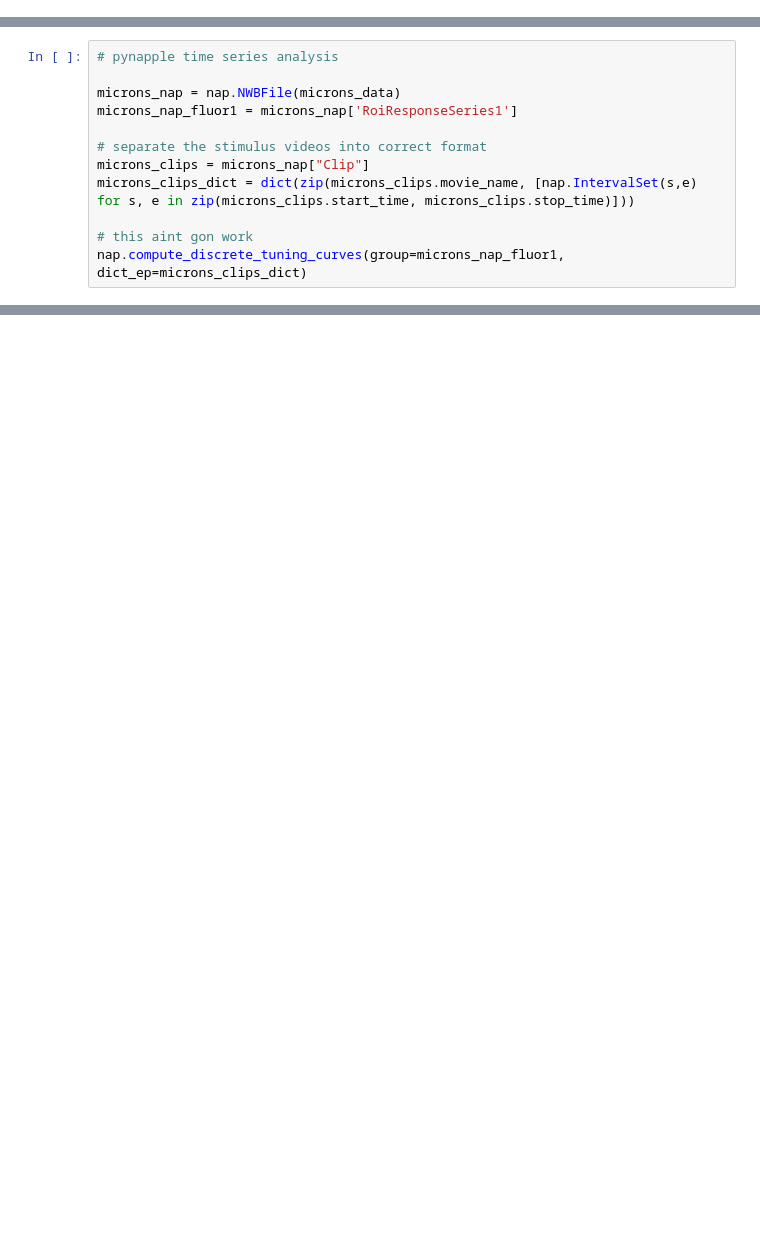
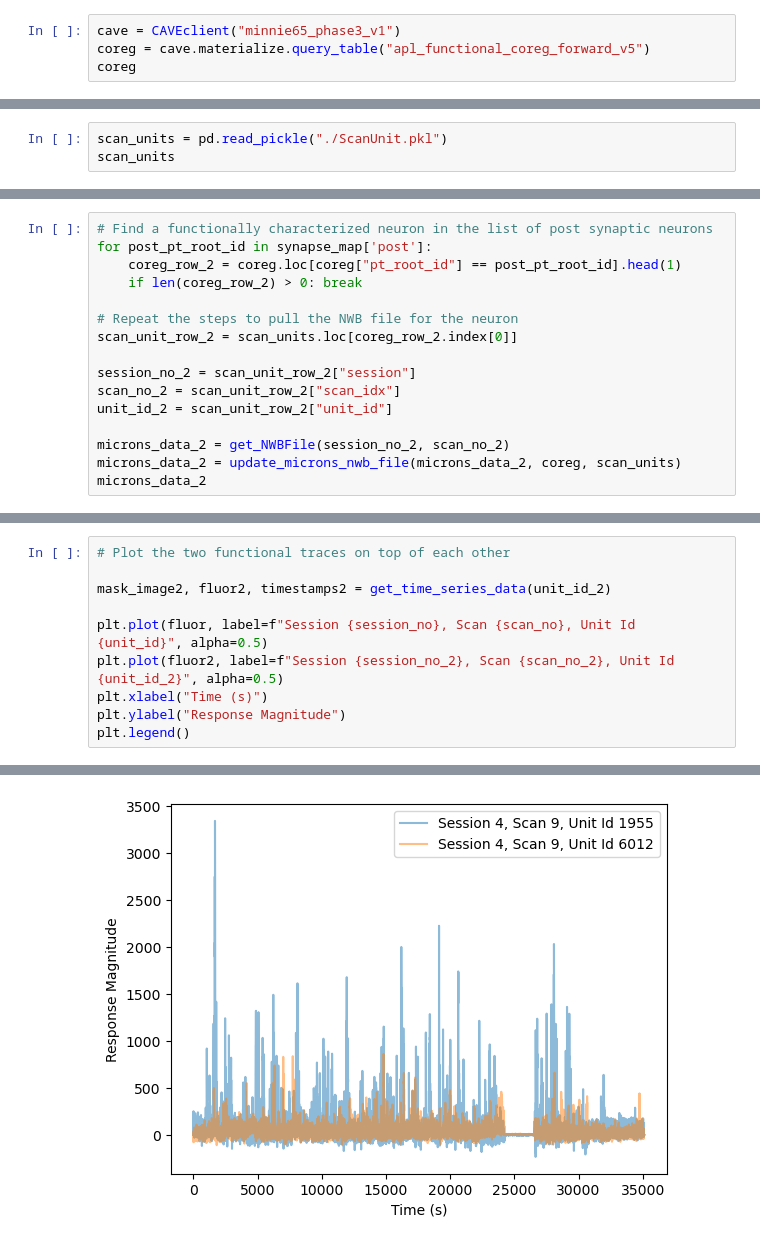
Before and after one commit to aplbrain/neurodatarehack2023, a Jupyter notebook: microns-nwb.ipynb, the cells around one changed output, grey strips where cells are left out. Saved outputs shown, nothing was run; the diff lists cells and outputs as text; blank space fills up the shorter version.

```diff
--- a/microns-nwb.ipynb
+++ b/microns-nwb.ipynb
@@ -23,0 +25,4 @@ cave = CAVEclient("minnie65_phase3_v1")
+# %%
+cave = CAVEclient("minnie65_phase3_v1")
+coreg = cave.materialize.query_table("apl_functional_coreg_forward_v5")
+coreg
@@ -23,0 +47,3 @@ cave = CAVEclient("minnie65_phase3_v1")
+# %%
+scan_units = pd.read_pickle("./ScanUnit.pkl")
+scan_units
@@ -186,0 +250,16 @@ Text(0, 0.5, 'response magnitude')
+# %%
+# Find a functionally characterized neuron in the list of post synaptic neurons
+for post_pt_root_id in synapse_map['post']:
+    coreg_row_2 = coreg.loc[coreg["pt_root_id"] == post_pt_root_id].head(1)
+    if len(coreg_row_2) > 0: break
+
+# Repeat the steps to pull the NWB file for the neuron
+scan_unit_row_2 = scan_units.loc[coreg_row_2.index[0]]
+
+session_no_2 = scan_unit_row_2["session"]
+scan_no_2 = scan_unit_row_2["scan_idx"]
+unit_id_2 = scan_unit_row_2["unit_id"]
+
+microns_data_2 = get_NWBFile(session_no_2, scan_no_2)
+microns_data_2 = update_microns_nwb_file(microns_data_2, coreg, scan_units)
+microns_data_2
@@ -187,13 +284,11 @@ Text(0, 0.5, 'response magnitude')
 # %%
-# pynapple time series analysis
+# Plot the two functional traces on top of each other
 
-microns_nap = nap.NWBFile(microns_data)
-microns_nap_fluor1 = microns_nap['RoiResponseSeries1']
+mask_image2, fluor2, timestamps2 = get_time_series_data(unit_id_2)
 
-# separate the stimulus videos into correct format
-microns_clips = microns_nap["Clip"]
-microns_clips_dict = dict(zip(microns_clips.movie_name, [nap.IntervalSet(s,e) for s, e in zip(microns_clips.start_time, microns_clips.stop_time)]))
-
-# this aint gon work
-nap.compute_discrete_tuning_curves(group=microns_nap_fluor1, dict_ep=microns_clips_dict)
+plt.plot(fluor, label=f"Session {session_no}, Scan {scan_no}, Unit Id {unit_id}", alpha=0.5)
+plt.plot(fluor2, label=f"Session {session_no_2}, Scan {scan_no_2}, Unit Id {unit_id_2}", alpha=0.5)
+plt.xlabel("Time (s)")
+plt.ylabel("Response Magnitude")
+plt.legend()
 # %% [output]
@@ -200,0 +296 @@ RuntimeError: Unknown format for group
+[figure, added]
```
Also changed, not shown: parts of 24 cells of this notebook.
